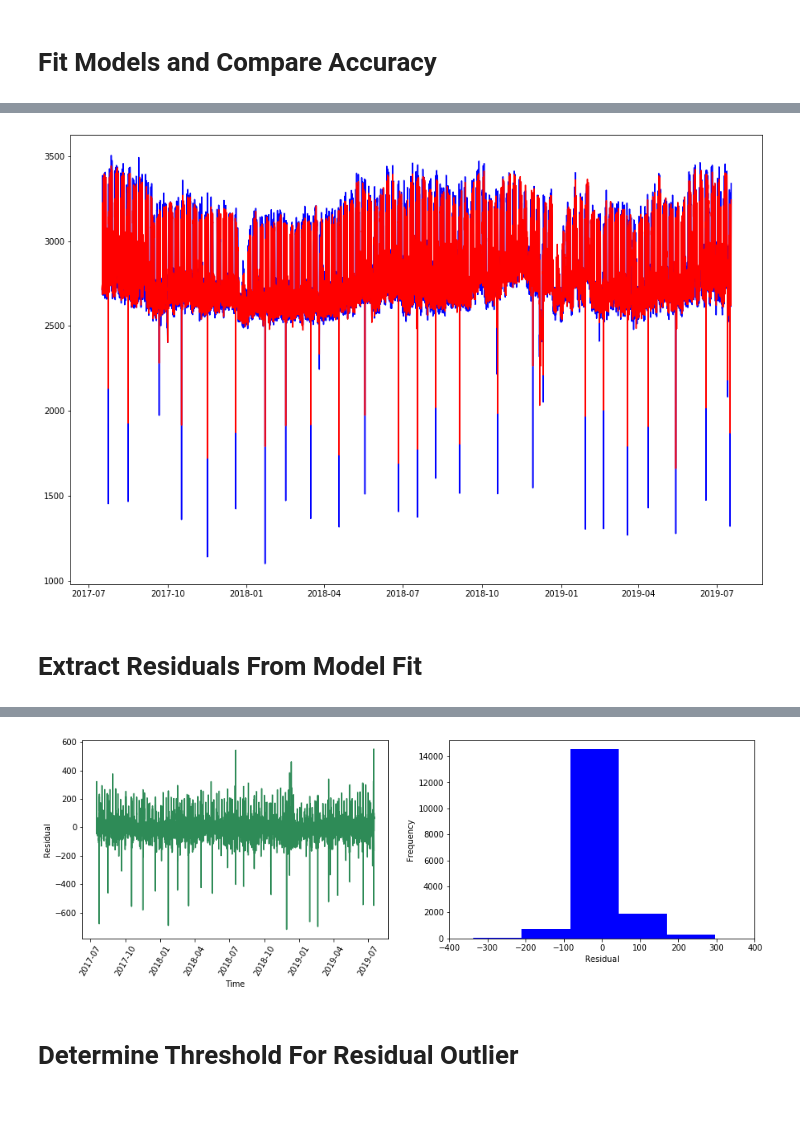
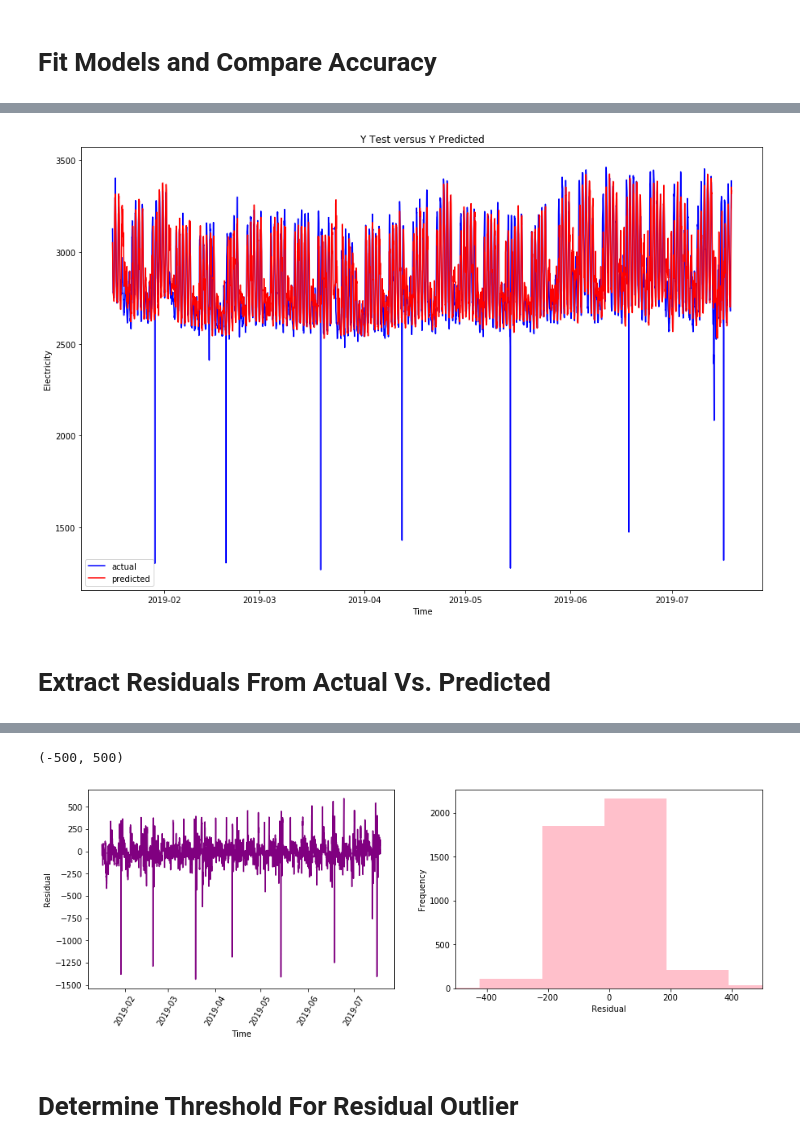
Before and after one commit to eco-data-science-team/cluster-repo, a Jupyter notebook: New Models.ipynb, the cells around one changed output, grey strips where cells are left out. Cells and saved outputs as stored; diff of their text form; code cells hidden in the pictures; blank space fills up the shorter version.

```diff
--- a/New Models.ipynb
+++ b/New Models.ipynb
@@ -113,21 +122,18 @@ from sklearn.ensemble import GradientBoostingRegressor
 from sklearn.ensemble import RandomForestRegressor
 from sklearn.model_selection import GridSearchCV
 
-param_grid = {'n_estimators': [100, 200, 300, 400, 500], 'min_samples_split': [2, 4, 6, 8, 10]}
+param_grid = {'n_estimators': [100, 200, 300, 400, 500, 600, 700, 800, 900, 1000]}
 gb = GradientBoostingRegressor()
 grid_search = GridSearchCV(gb, param_grid, cv = 2)
 grid_search.fit(X_train, y_train)
 print(grid_search.best_params_)
 #refit model with best parameters
-new_gb = GradientBoostingRegressor(n_estimators = 100, min_samples_split = 6)
+new_gb = GradientBoostingRegressor(**grid_search.best_params_)
 new_gb.fit(X_train, y_train)
 print("Gradient Boosting Regressor accuracy:", new_gb.score(X_test, y_test))
-
-
-
 #compare to rf
 #fit with the same best params
-rf = RandomForestRegressor(n_estimators=100, min_samples_split = 6)
+rf = RandomForestRegressor(**grid_search.best_params_)
 rf.fit(X_train, y_train)
 print("Random Forest Regressor Accuracy:", rf.score(X_test, y_test))
 # %% [output]
@@ -139,35 +145,36 @@ Random Forest Regressor Accuracy: 0.7280491363606882
 # %%
-rf = RandomForestRegressor(n_estimators=100, min_samples_split = 6)
-rf.fit(X, y)
-preds = rf.predict(X)
-actual_series = y
-pred_series = pd.Series(preds, index = actual_series.index)
+y_preds = rf.predict(X_test)
+actual_series = y_test
+pred_series = pd.Series(y_preds, index = y_test.index)
 plt.figure(figsize = (15, 10))
 plt.plot(actual_series.index, actual_series.values, color = 'blue', label = 'actual')
 plt.plot(pred_series.index, pred_series.values, color = 'red', label = 'predicted')
 plt.xlabel("Time")
 plt.ylabel("Electricity")
+plt.title("Y Test versus Y Predicted")
+plt.legend(loc = 'best')
 plt.show()
 # %% [output]
-[figure, old version]
+[figure, new version]
 # %% [markdown]
-# Extract Residuals From Model Fit
+# Extract Residuals From Actual Vs. Predicted
 # %%
 actual = np.ravel(np.array(actual_series.values.tolist()))
 actual = list(actual)
 preds = pred_series.values.tolist()
 resids = [actual[i] - preds[i] for i in range(len(actual))]
 resid_series = pd.Series(resids, index = actual_series.index)
+#plot residuals
+print(resid_series[0:5])
 plt.figure(figsize = (15, 10))
 plt.subplot(2, 2, 1)
-plt.plot(resid_series.index, resid_series.values, color = 'seagreen')
+plt.plot(resid_series.index, resid_series.values, color = 'purple')
+plt.xticks(rotation=60)
 plt.xlabel("Time")
 plt.ylabel("Residual")
-plt.xticks(rotation=60)
 plt.subplot(2, 2, 2)
-#a histogram of the residuals
-plt.hist(resids, color = 'b', bins = 10)
-plt.xlim([-400, 400])
+plt.hist(resid_series.values.tolist(), color = 'pink')
 plt.xlabel("Residual")
 plt.ylabel("Frequency")
+plt.xlim([-500, 500])
 # %% [output]
@@ -175,3 +188,4 @@ Text(0, 0.5, 'Frequency')
+(-500, 500)
-[figure, old version]
+[figure, new version]
 # %% [markdown]
 # Determine Threshold For Residual Outlier
```
Also changed, not shown: parts of 10 cells of this notebook.
